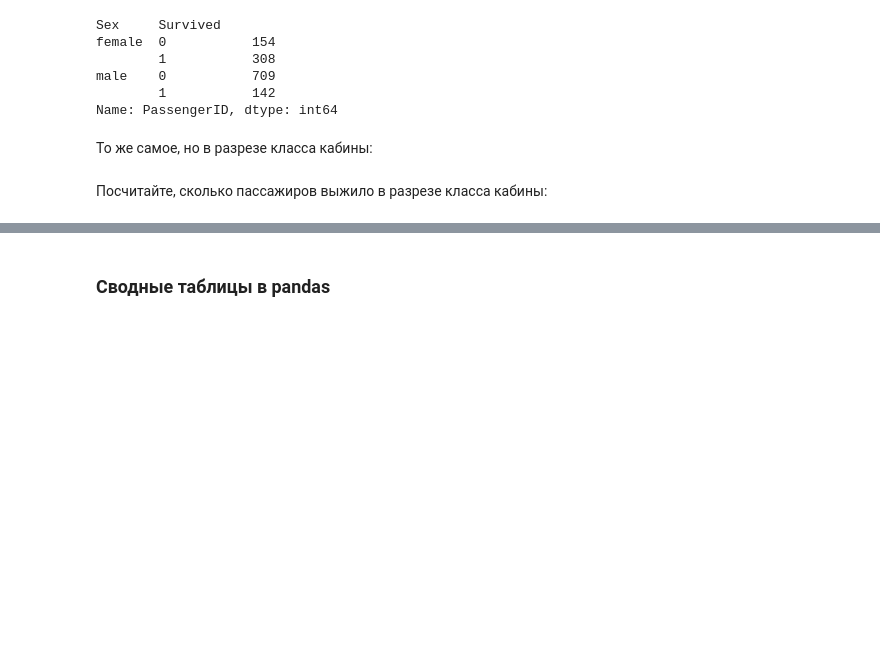
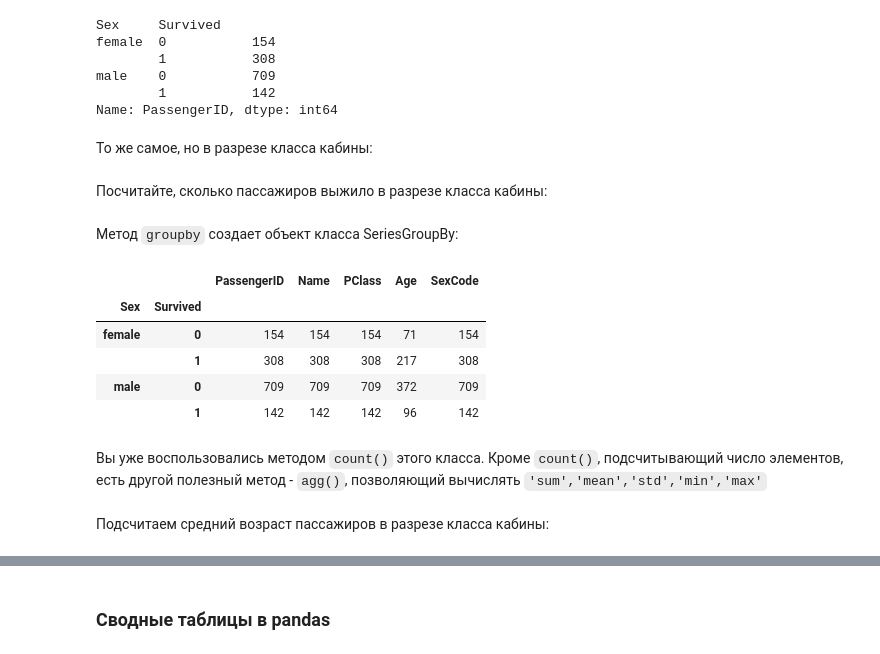
Before and after one commit to iamblobfish/banana-ml, a Jupyter notebook: python_lesson/pandas.ipynb, the cells around one changed output, grey strips where cells are left out. Cells and saved outputs as stored; diff of their text form; code cells hidden in the pictures; blank space fills up the shorter version.

```diff
--- a/python_lesson/pandas.ipynb
+++ b/python_lesson/pandas.ipynb
@@ -249,3 +254,19 @@ Name: PassengerID, dtype: int64
 Посчитайте, сколько пассажиров выжило в разрезе класса кабины:
 # %%
 titanic_df.groupby(### INSERT YOUR CODE
+# %% [markdown]
+Метод `groupby` создает объект класса SeriesGroupBy:
+# %%
+tmp = titanic_df.groupby(['Sex', 'Survived'])['PassengerID']
+type(tmp)
+# %% [output]
+|  |  | PassengerID | Name | PClass | Age | SexCode |
+| Sex | Survived |  |  |  |  |  |
+| female | 0 | 154 | 154 | 154 | 71 | 154 |
+|  | 1 | 308 | 308 | 308 | 217 | 308 |
+| male | 0 | 709 | 709 | 709 | 372 | 709 |
+|  | 1 | 142 | 142 | 142 | 96 | 142 |
+# %% [markdown]
+Вы уже воспользовались методом `count()` этого класса. Кроме `count()`, подсчитывающий число элементов, есть другой полезный метод - `agg()`, позволяющий вычислять `'sum','mean','std','min','max'`
+# %% [markdown]
+Подсчитаем средний возраст пассажиров в разрезе класса кабины:
```
Also changed, not shown: parts of 11 cells of this notebook.
